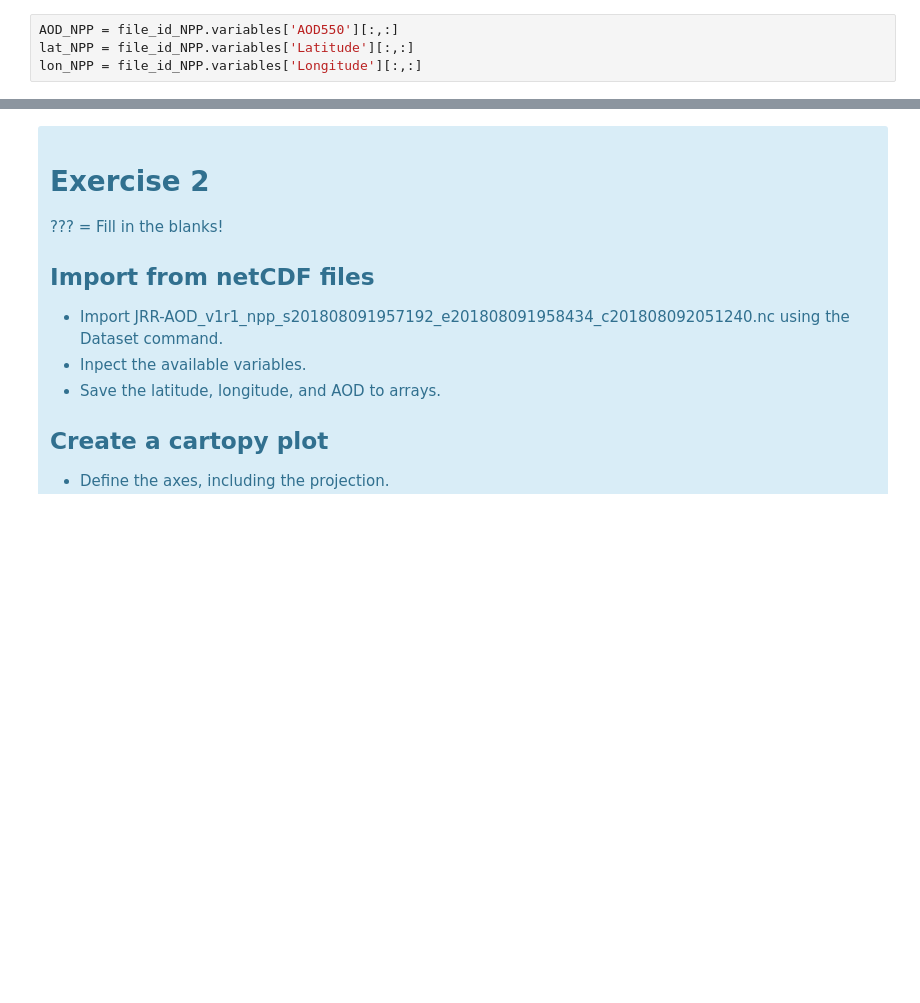
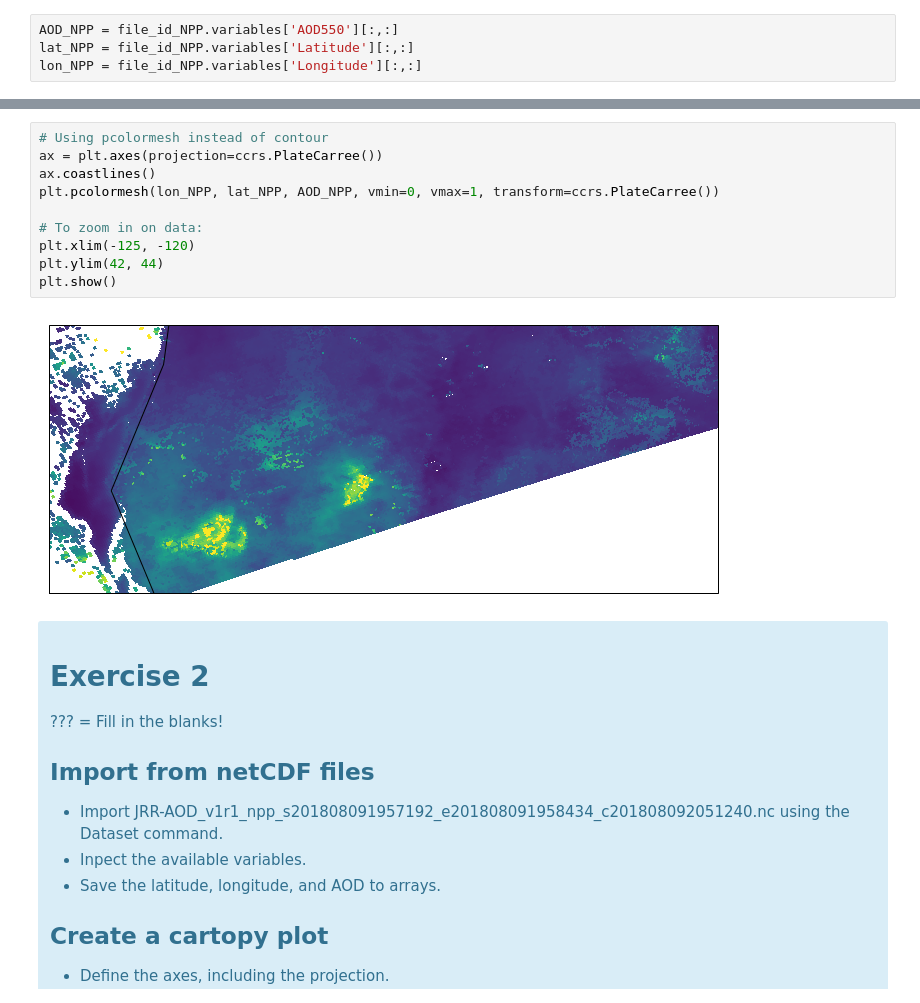
Before and after one commit to eviatarbach/ncep-lectures, a Jupyter notebook: python-lab-2.ipynb, the cells around one changed output, grey strips where cells are left out. Saved outputs shown, nothing was run; the diff lists cells and outputs as text; blank space fills up the shorter version.

```diff
--- a/python-lab-2.ipynb
+++ b/python-lab-2.ipynb
@@ -129,3 +192,15 @@ plt.show()
+# %%
+# Using pcolormesh instead of contour
+ax = plt.axes(projection=ccrs.PlateCarree())
+ax.coastlines()
+plt.pcolormesh(lon_NPP, lat_NPP, AOD_NPP, vmin=0, vmax=1, transform=ccrs.PlateCarree())
+
+# To zoom in on data:
+plt.xlim(-125, -120)
+plt.ylim(42, 44)
+plt.show()
+# %% [output]
+[figure, added]
 # %% [markdown]
 <div class="alert alert-block alert-info">
 
```
Also changed, not shown: parts of 20 cells of this notebook, 2 other files.
